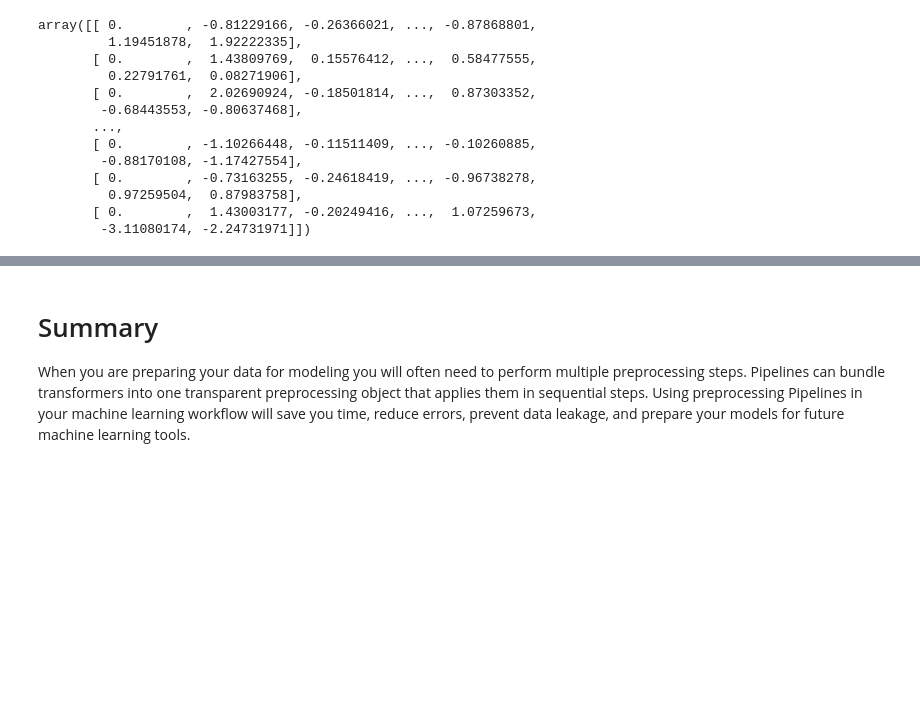
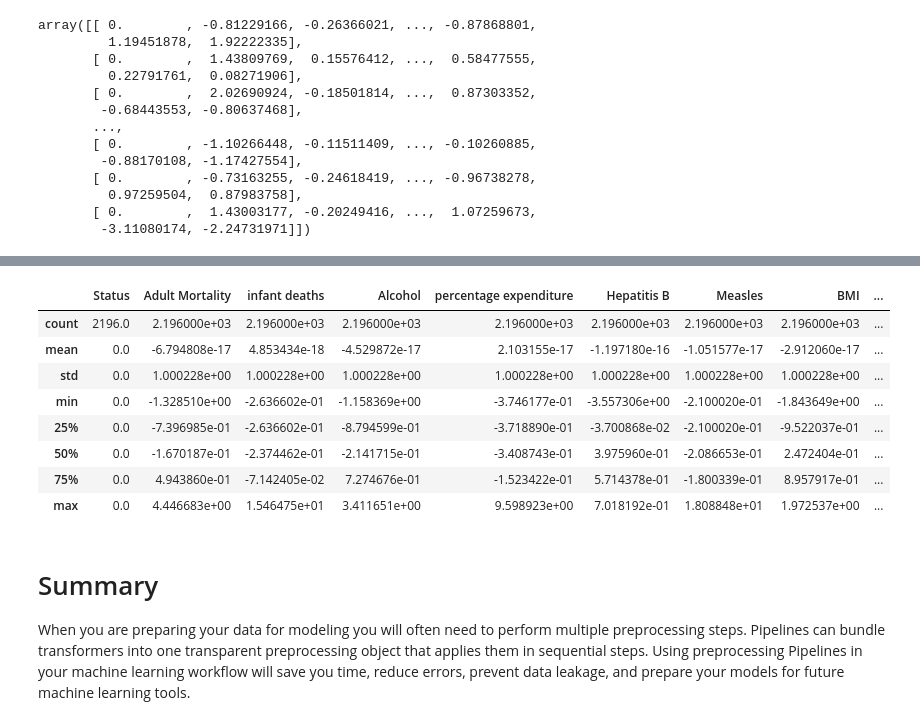
Before and after one commit to justinacgray/Data_Science, a Jupyter notebook: machine_learning_practice/life_expectancy/life.ipynb, the cells around one changed output, grey strips where cells are left out. Saved outputs shown, nothing was run; the diff lists cells and outputs as text; code cells hidden in the pictures; blank space fills up the shorter version.

```diff
--- a/machine_learning_practice/life_expectancy/life.ipynb
+++ b/machine_learning_practice/life_expectancy/life.ipynb
@@ -80,8 +100,9 @@ However, for this less we will do only median imputer
 # Validation Split
 # %%
 # divide features and target and perform a train/test split.
-X = life_df.drop(columns=['Life expectancy'])
-y = life_df['Life expectancy']
+target = 'Life expectancy'
+X = life_df.drop(columns=[target])
+y = life_df[target]
 X_train, X_test, y_train, y_test = train_test_split(X, y, random_state = 42)
 # %% [markdown]
 # Instantiate the Transformers
@@ -137,3 +159,7 @@ array([[ 0.        , -0.81229166, -0.26366021, ..., -0.87868801,
          0.97259504,  0.87983758],
        [ 0.        ,  1.43003177, -0.20249416, ...,  1.07259673,
         -3.11080174, -2.24731971]])
+# %%
+X_train_processed_df = pd.DataFrame(X_train_processed, columns=X_train.columns)
+
+X_train_processed_df.head()
@@ -140,3 +194,15 @@ array([[ 0.        , -0.81229166, -0.26366021, ..., -0.87868801,
+# %%
+X_train_processed_df.describe()
+# %% [output]
+|  | Status | Adult Mortality | infant deaths | Alcohol | percentage expenditure | Hepatitis B | Measles | BMI | ... |
+| count | 2196.0 | 2.196000e+03 | 2.196000e+03 | 2.196000e+03 | 2.196000e+03 | 2.196000e+03 | 2.196000e+03 | 2.196000e+03 | ... |
+| mean | 0.0 | -6.794808e-17 | 4.853434e-18 | -4.529872e-17 | 2.103155e-17 | -1.197180e-16 | -1.051577e-17 | -2.912060e-17 | ... |
+| std | 0.0 | 1.000228e+00 | 1.000228e+00 | 1.000228e+00 | 1.000228e+00 | 1.000228e+00 | 1.000228e+00 | 1.000228e+00 | ... |
+| min | 0.0 | -1.328510e+00 | -2.636602e-01 | -1.158369e+00 | -3.746177e-01 | -3.557306e+00 | -2.100020e-01 | -1.843649e+00 | ... |
+| 25% | 0.0 | -7.396985e-01 | -2.636602e-01 | -8.794599e-01 | -3.718890e-01 | -3.700868e-02 | -2.100020e-01 | -9.522037e-01 | ... |
+| 50% | 0.0 | -1.670187e-01 | -2.374462e-01 | -2.141715e-01 | -3.408743e-01 | 3.975960e-01 | -2.086653e-01 | 2.472404e-01 | ... |
+| 75% | 0.0 | 4.943860e-01 | -7.142405e-02 | 7.274676e-01 | -1.523422e-01 | 5.714378e-01 | -1.800339e-01 | 8.957917e-01 | ... |
+| max | 0.0 | 4.446683e+00 | 1.546475e+01 | 3.411651e+00 | 9.598923e+00 | 7.018192e-01 | 1.808848e+01 | 1.972537e+00 | ... |
 # %% [markdown]
 # Summary
 
```
Also changed, not shown: parts of 4 cells of this notebook.
